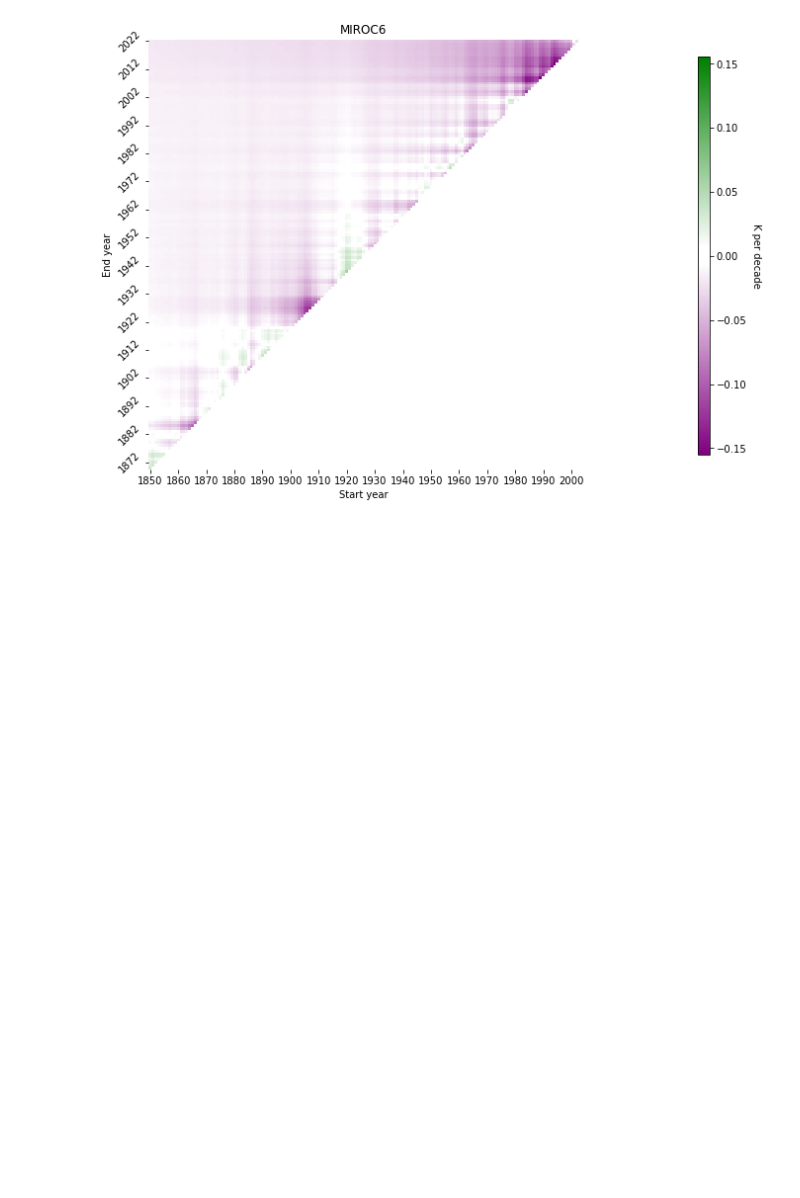
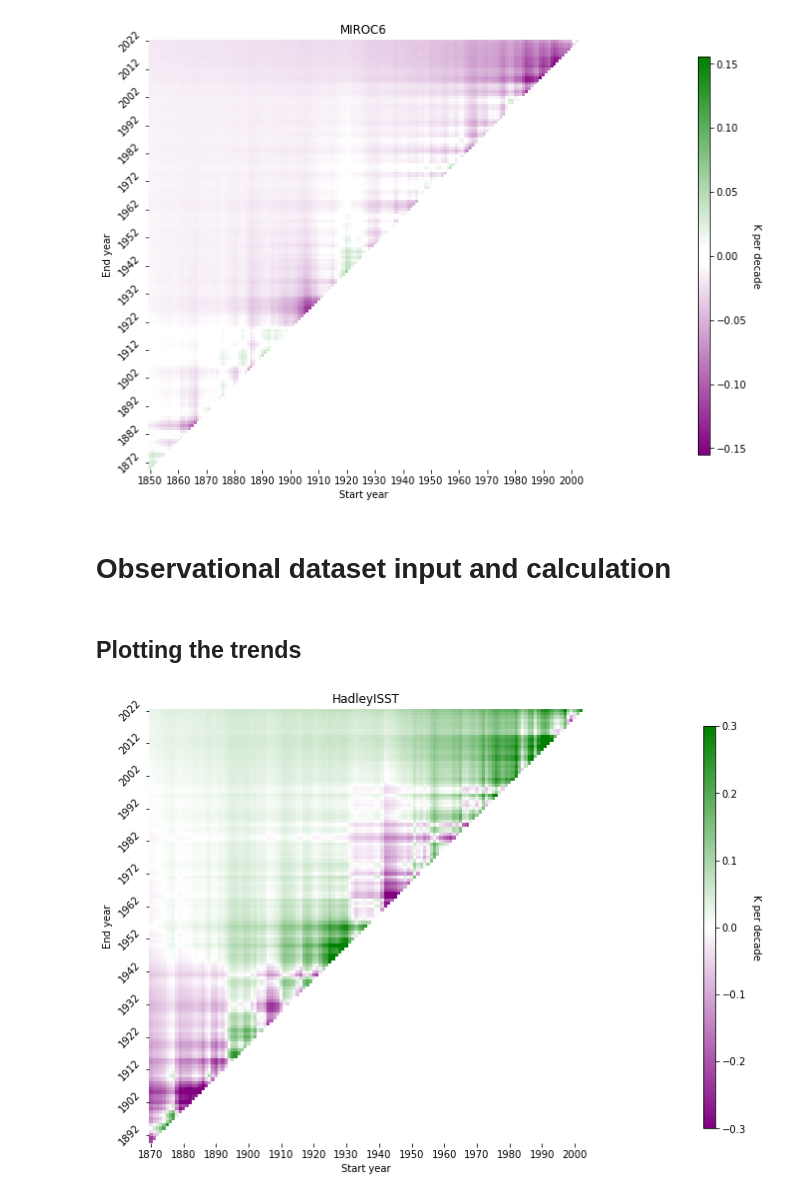
Before and after one commit to hanbyrne1995/gradient_project, a Jupyter notebook: MME_MIROC.ipynb, the cells around one changed output. Saved outputs shown, nothing was run; the diff lists cells and outputs as text; code cells hidden in the pictures; blank space fills up the shorter version.

Commit message:
Added in new section that uses Hadley data; calculated gradient, trend, plot etc. for this data

```diff
--- a/MME_MIROC.ipynb
+++ b/MME_MIROC.ipynb
@@ -124,3 +124,5 @@ colorBar.set_label('K per decade', rotation = 270, labelpad = 15)
 plt.show()
 # %% [output]
 [figure]
+# %% [markdown]
+# Observational dataset input and calculation
@@ -126,0 +133,58 @@ plt.show()
+# %%
+# running the classes on it
+modelInput = ModelInput(fileName)
+
+# have to roll the coordinates for Hadley
+modelInput = modelInput.ds.assign_coords(lon = ((360 + (modelInput.ds.lon % 360)) % 360))
+modelInput = modelInput.roll(lon = int(len(modelInput['lon']) / 2), roll_coords = True)
+
+# remove climatology
+modelInput = RemoveClimatology(modelInput)
+
+# calculate the gradient
+gradient = CalculateObsGradient(modelInput, 'HadleyISST')
+
+# calculate the trend
+trends = Trend(gradient).trends
+trendsDf = Trend(gradient).trendsDf
+# %% [markdown]
+## Plotting the trends
+# %%
+# cropping the trends Df so that plotting doesn't include deadspace
+offset = 20 # years
+trendsDfCrop = CropTrendsDf(trendsDf, offset)
+
+# calculate the vmin and vmax
+vmin = trendsDf.min().min()
+vmax = trendsDf.max().max()
+
+# find the absolute values of these to make them symmetrical (if one is positive and the other is negative)
+if (vmin < 0) & (vmax > 0):
+    limit = max(abs(vmin), abs(vmax))
+    vmin = -limit
+    vmax = limit
+
+vmin = -0.3
+vmax = -vmin
+
+# setting the colorbar
+colors = [(0,'purple'), (0.50,'white'), (1,'green')]
+cmap = mcolors.LinearSegmentedColormap.from_list('Purple_White_Green', colors)
+norm = mcolors.Normalize(vmin = vmin, vmax = vmax)
+
+fig = plt.figure(figsize = (8,8))
+axesList = []
+
+ax = fig.add_subplot(111)
+ax.set_aspect('equal')
+trendPlotter = TrendPlotting(trendsDfCrop, 'HadleyISST', vmin, vmax, cmap, norm)
+ax = trendPlotter.PlotTrends(ax)
+axesList.append(ax)
+
+cbarAx = fig.add_axes([1.1, 0.15, 0.02, 0.7])
+colorBar = fig.colorbar(cm.ScalarMappable(norm = norm, cmap = cmap), cax = cbarAx)
+colorBar.set_label('K per decade', rotation = 270, labelpad = 15)
+
+plt.show()
+# %% [output]
+[figure, added]
```
Also changed, not shown: parts of 4 cells of this notebook.
